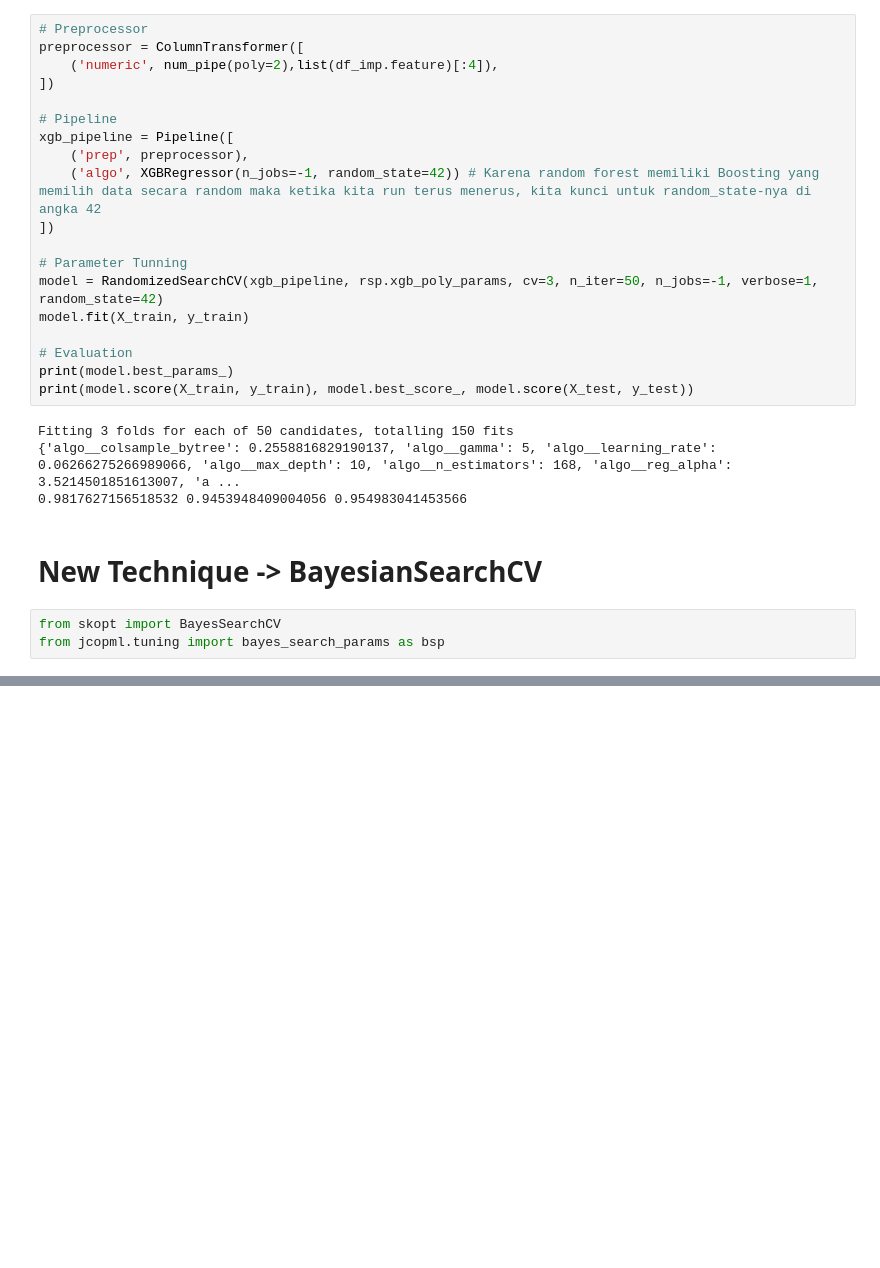
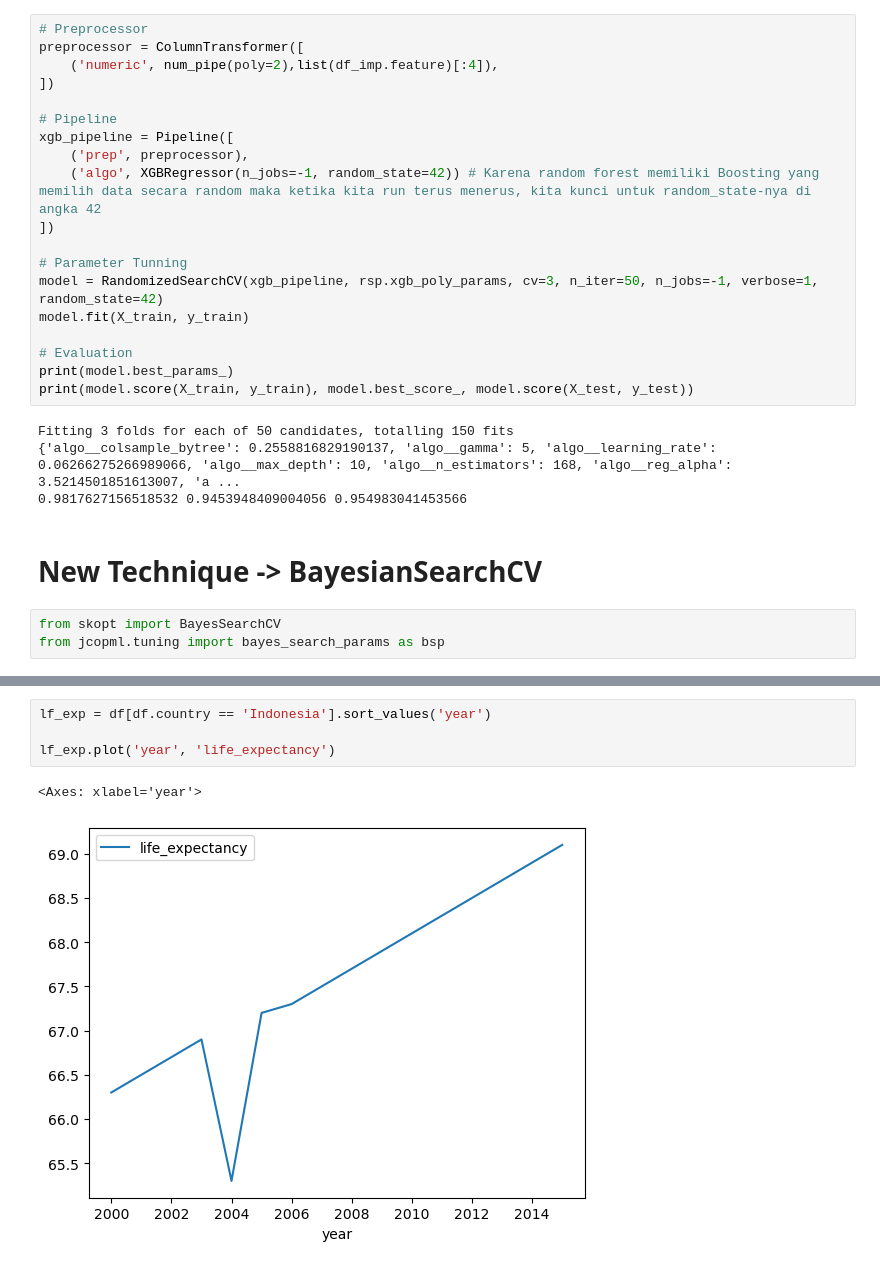
Before and after one commit to mhyubr/Data_Science_and_Machine_Learning_Roadmap_2.0, a Jupyter notebook: 02 - Supervised Learning/04 - Boosting/02-04-Part-4-Xgboost-for-Regression.ipynb, the cells around one changed output, grey strips where cells are left out. Cells and saved outputs as stored; diff of their text form; blank space fills up the shorter version.

```diff
--- a/02 - Supervised Learning/04 - Boosting/02-04-Part-4-Xgboost-for-Regression.ipynb
+++ b/02 - Supervised Learning/04 - Boosting/02-04-Part-4-Xgboost-for-Regression.ipynb
@@ -241,0 +262,7 @@ OrderedDict([('algo__colsample_bytree', 0.6974196757715408), ('algo__gamma', 7),
+# %%
+lf_exp = df[df.country == 'Indonesia'].sort_values('year')
+
+lf_exp.plot('year', 'life_expectancy')
+# %% [output]
+<Axes: xlabel='year'>
+[figure, added]
```
Also changed, not shown: parts of 3 cells of this notebook.
